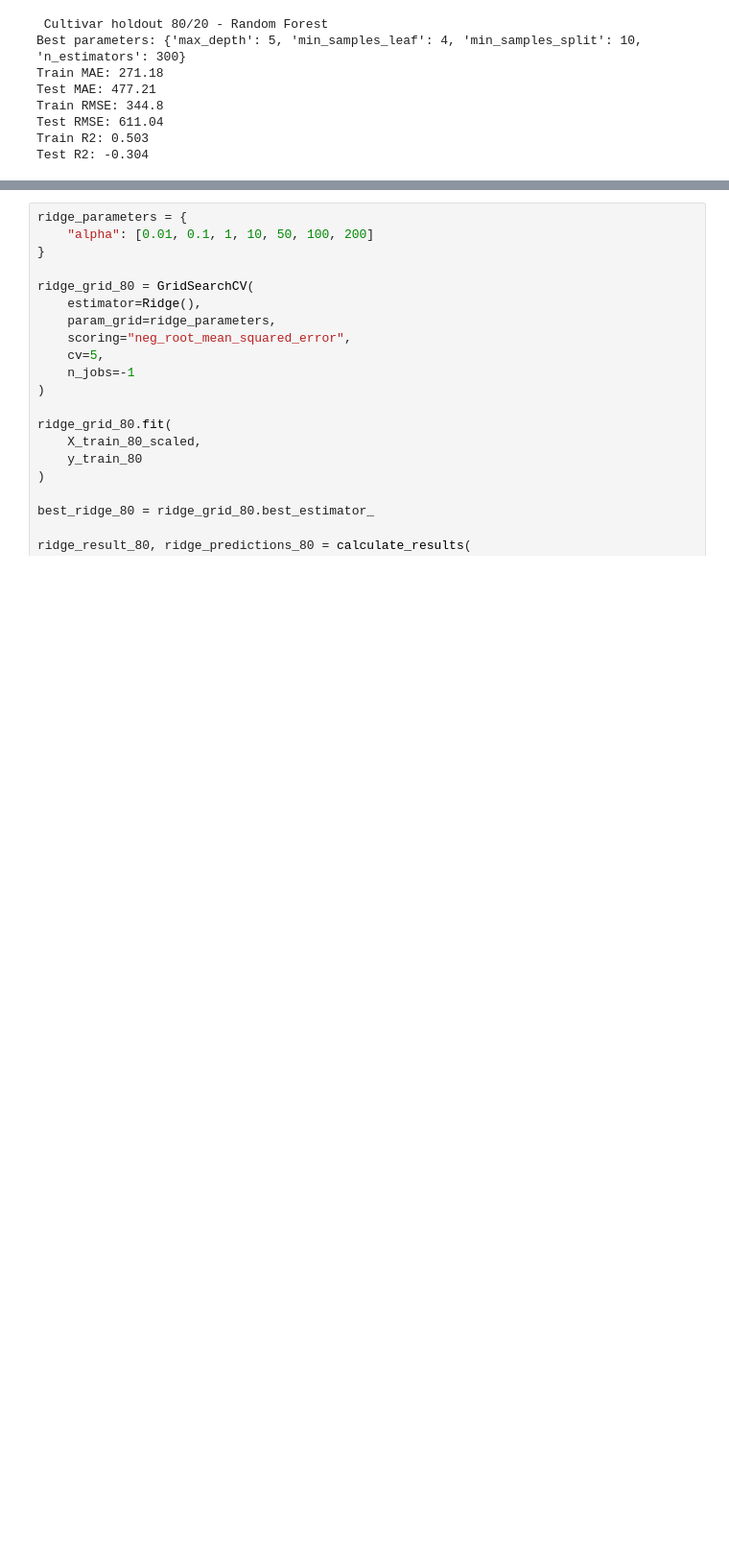
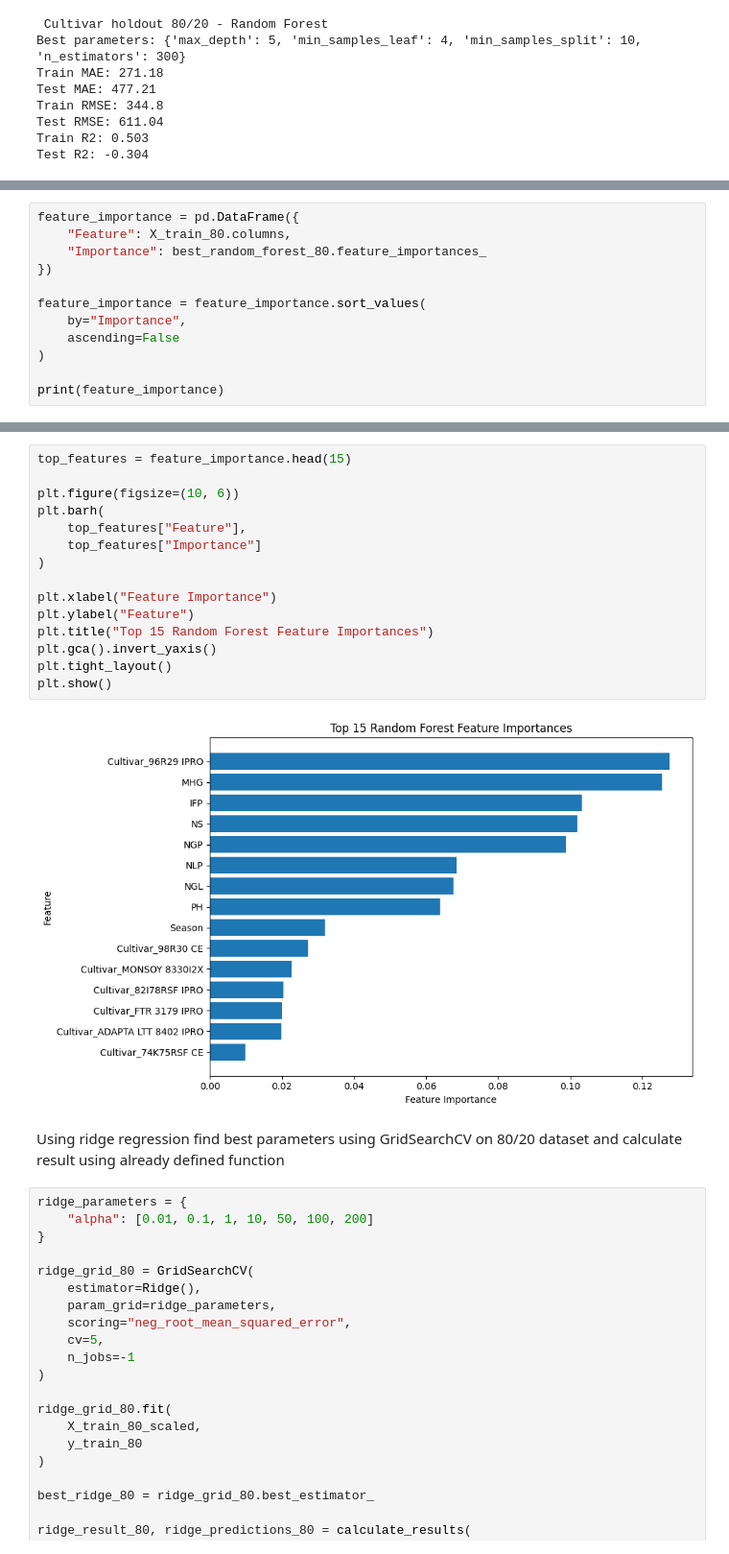
Before and after one commit to Danti3341/Summer-Repeat-CA---July-2026-DUE-DATE-26-, a Jupyter notebook: ML_HDipData.ipynb, the cells around one changed output, grey strips where cells are left out. Shown at 96% size. Saved outputs shown, nothing was run; the diff lists cells and outputs as text; blank space fills up the shorter version.

```diff
--- a/ML_HDipData.ipynb
+++ b/ML_HDipData.ipynb
@@ -381,0 +395,12 @@ Test R2: -0.304
+# %%
+feature_importance = pd.DataFrame({
+    "Feature": X_train_80.columns,
+    "Importance": best_random_forest_80.feature_importances_
+})
+
+feature_importance = feature_importance.sort_values(
+    by="Importance",
+    ascending=False
+)
+
+print(feature_importance)
@@ -382,3 +425,22 @@ Test R2: -0.304
+# %%
+top_features = feature_importance.head(15)
+
+plt.figure(figsize=(10, 6))
+plt.barh(
+    top_features["Feature"],
+    top_features["Importance"]
+)
+
+plt.xlabel("Feature Importance")
+plt.ylabel("Feature")
+plt.title("Top 15 Random Forest Feature Importances")
+plt.gca().invert_yaxis()
+plt.tight_layout()
+plt.show()
+# %% [output]
+[figure, added]
+# %% [markdown]
+Using ridge regression find best parameters using GridSearchCV on 80/20 dataset and calculate result using already defined function
 # %%
 ridge_parameters = {
     "alpha": [0.01, 0.1, 1, 10, 50, 100, 200]
```
Also changed, not shown: parts of 17 cells of this notebook.
